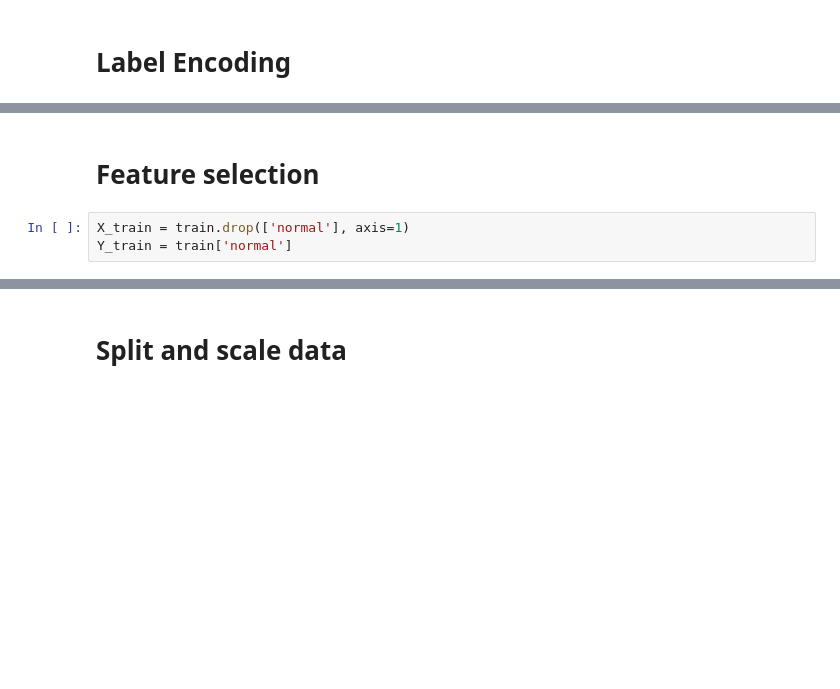
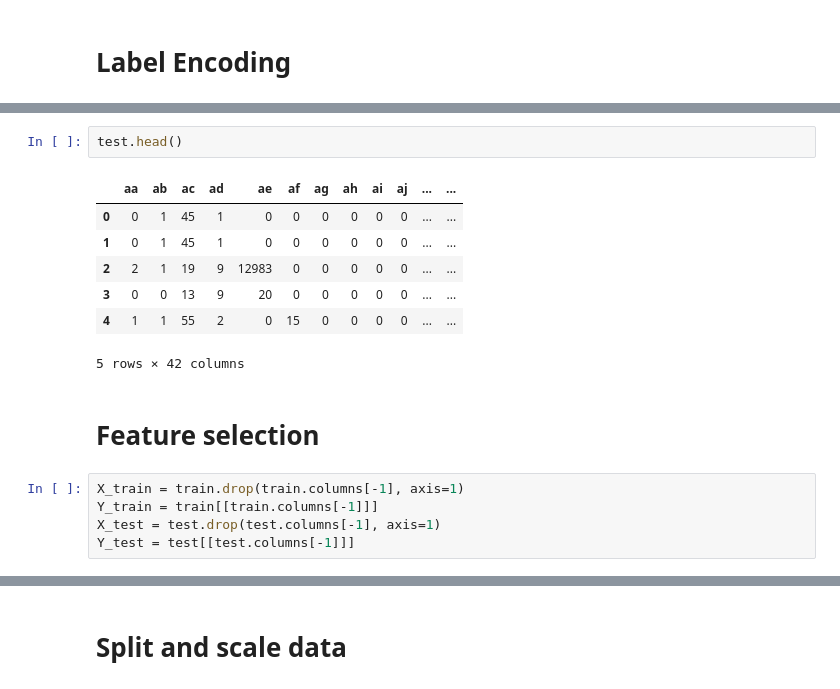
Before and after one commit to Ahmedsaed/SIC-AI-ML-Training, a Jupyter notebook: SIC Network Intrusion Detection/SIC-network-intrusion-detection.ipynb, the cells around one changed output, grey strips where cells are left out. Cells and saved outputs as stored; diff of their text form; blank space fills up the shorter version.

```diff
--- a/SIC Network Intrusion Detection/SIC-network-intrusion-detection.ipynb
+++ b/SIC Network Intrusion Detection/SIC-network-intrusion-detection.ipynb
@@ -169,9 +170,21 @@ train.head()
 5 rows × 42 columns
+# %%
+test.head()
+# %% [output]
+|  | aa | ab | ac | ad | ae | af | ag | ah | ai | aj | ... | ... |
+| 0 | 0 | 1 | 45 | 1 | 0 | 0 | 0 | 0 | 0 | 0 | ... | ... |
+| 1 | 0 | 1 | 45 | 1 | 0 | 0 | 0 | 0 | 0 | 0 | ... | ... |
+| 2 | 2 | 1 | 19 | 9 | 12983 | 0 | 0 | 0 | 0 | 0 | ... | ... |
+| 3 | 0 | 0 | 13 | 9 | 20 | 0 | 0 | 0 | 0 | 0 | ... | ... |
+| 4 | 1 | 1 | 55 | 2 | 0 | 15 | 0 | 0 | 0 | 0 | ... | ... |
+5 rows × 42 columns
 # %% [markdown]
 # Feature selection
-# %%
-X_train = train.drop(['normal'], axis=1)
-Y_train = train['normal']
+# %%
+X_train = train.drop(train.columns[-1], axis=1)
+Y_train = train[[train.columns[-1]]]
+X_test = test.drop(test.columns[-1], axis=1)
+Y_test = test[[test.columns[-1]]]
 # %%
 rfc = RandomForestClassifier()
 
```
Also changed, not shown: parts of 19 cells of this notebook, 2 other files.
